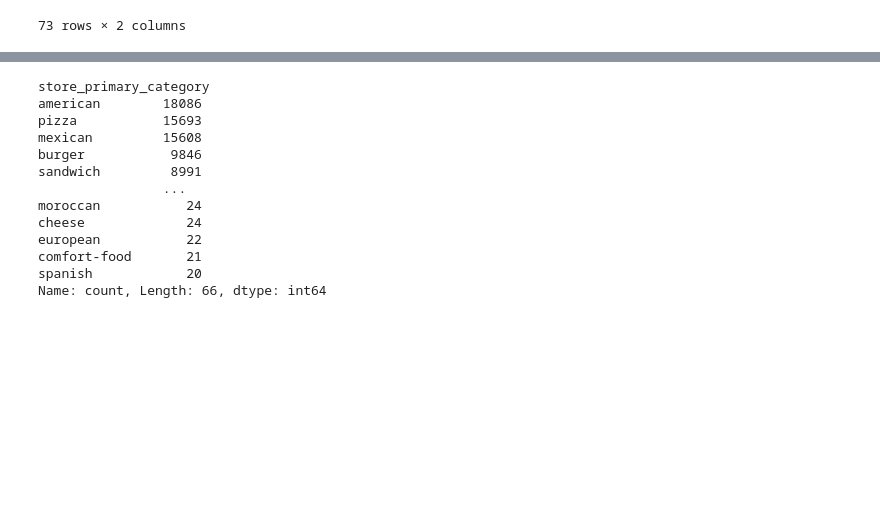
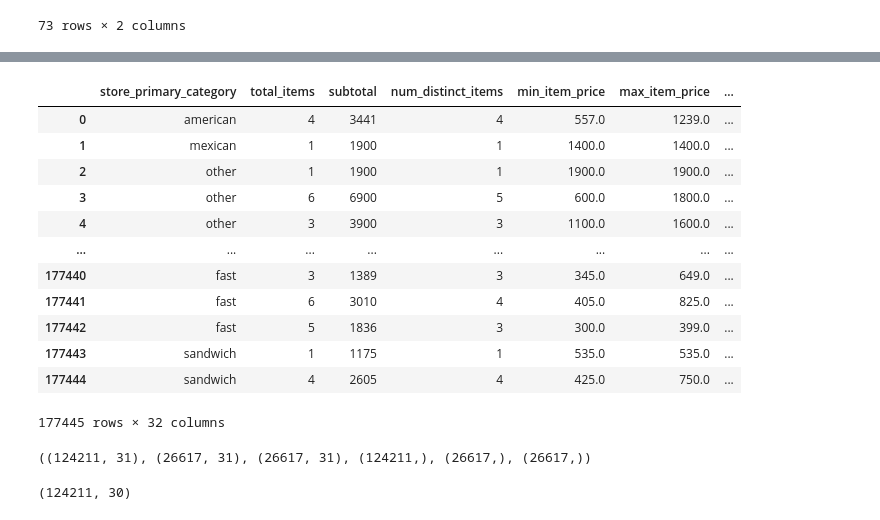
Before and after one commit to gautamnaik1994/PorterLogisticsDeepLearningCaseStudy, a Jupyter notebook: notebooks/03.MLDLDataPreparation.ipynb, the cells around one changed output, grey strips where cells are left out. Cells and saved outputs as stored; diff of their text form; code cells hidden in the pictures; blank space fills up the shorter version.

```diff
--- a/notebooks/03.MLDLDataPreparation.ipynb
+++ b/notebooks/03.MLDLDataPreparation.ipynb
@@ -112,16 +162,60 @@ df=df.drop(columns=["category", "count"])
+# %%
+all_cols=['market_id', 'store_primary_category', 'order_protocol', 'total_items',
+       'subtotal', 'num_distinct_items', 'min_item_price', 'max_item_price',
+       'total_onshift_partners', 'total_busy_partners',
+       'total_outstanding_orders', 'created_at_day', 'created_at_hour',
+       'created_at_minute', 'created_at_day_of_week',
+       'created_at_week_of_month', 'delivery_time_minutes']
+
+date_time_cols = [ 'created_at_hour', 'created_at_minute',
+    'created_at_day_of_week'
+]
+
+def convert_cyclical(df, col, max_val):
+    df[col + '_sin'] = np.sin(2 * np.pi * df[col] / max_val).round(8)
+    df[col + '_cos'] = np.cos(2 * np.pi * df[col] / max_val).round(8)
+    return df
+# %%
+for col in date_time_cols:
+    df = convert_cyclical(df, col, df[col].max())
+
+df = df.drop(columns=date_time_cols)
+# %%
+category_label_encoder = LabelEncoder()
+df['store_primary_category_le'] = category_label_encoder.fit_transform(df['store_primary_category'])
+# %%
+order_protocol_onehot_encoder = OneHotEncoder(sparse_output=False)
+order_protocol_onehot = order_protocol_onehot_encoder.fit_transform(df[['order_protocol']])
+order_protocol_onehot_df = pd.DataFrame(order_protocol_onehot, columns=order_protocol_onehot_encoder.get_feature_names_out(['order_protocol']))
+df = pd.concat([df, order_protocol_onehot_df], axis=1)
+df = df.drop(columns=['order_protocol'])
+
+market_id_onehot_encoder = OneHotEncoder(sparse_output=False)
+market_id_onehot = market_id_onehot_encoder.fit_transform(df[['market_id']])
+market_id_onehot_df = pd.DataFrame(market_id_onehot, columns=market_id_onehot_encoder.get_feature_names_out(['market_id']))
+df = pd.concat([df, market_id_onehot_df], axis=1)
+df = df.drop(columns=['market_id'])
 # %%
-df["store_primary_category"].value_counts()
+df
 # %% [output]
+|  | store_primary_category | total_items | subtotal | num_distinct_items | min_item_price | max_item_price | ... |
+| 0 | american | 4 | 3441 | 4 | 557.0 | 1239.0 | ... |
+| 1 | mexican | 1 | 1900 | 1 | 1400.0 | 1400.0 | ... |
+| 2 | other | 1 | 1900 | 1 | 1900.0 | 1900.0 | ... |
+| 3 | other | 6 | 6900 | 5 | 600.0 | 1800.0 | ... |
+| 4 | other | 3 | 3900 | 3 | 1100.0 | 1600.0 | ... |
+| ... | ... | ... | ... | ... | ... | ... | ... |
+| 177440 | fast | 3 | 1389 | 3 | 345.0 | 649.0 | ... |
+| 177441 | fast | 6 | 3010 | 4 | 405.0 | 825.0 | ... |
+| 177442 | fast | 5 | 1836 | 3 | 300.0 | 399.0 | ... |
+| 177443 | sandwich | 1 | 1175 | 1 | 535.0 | 535.0 | ... |
+| 177444 | sandwich | 4 | 2605 | 4 | 425.0 | 750.0 | ... |
-store_primary_category
-american        18086
-pizza           15693
-mexican         15608
-burger           9846
-sandwich         8991
-                ...
-moroccan           24
-cheese             24
-european           22
-comfort-food       21
-spanish            20
-Name: count, Length: 66, dtype: int64
+177445 rows × 32 columns
+# %%
+X=df.drop(columns=['delivery_time_minutes'])
+y=df['delivery_time_minutes']
+X_train, X_test, y_train, y_test = train_test_split(X, y, test_size=0.3, random_state=42)
+X_val, X_test, y_val, y_test = train_test_split(X_test, y_test, test_size=0.5, random_state=42)
+X_train.shape, X_val.shape, X_test.shape, y_train.shape, y_val.shape, y_test.shape
+# %% [output]
+((124211, 31), (26617, 31), (26617, 31), (124211,), (26617,), (26617,))
@@ -127,0 +231,4 @@ Name: count, Length: 66, dtype: int64
+# %%
+X_train.shape
+# %% [output]
+(124211, 30)
```
Also changed, not shown: parts of 16 cells of this notebook, 4 other files.
